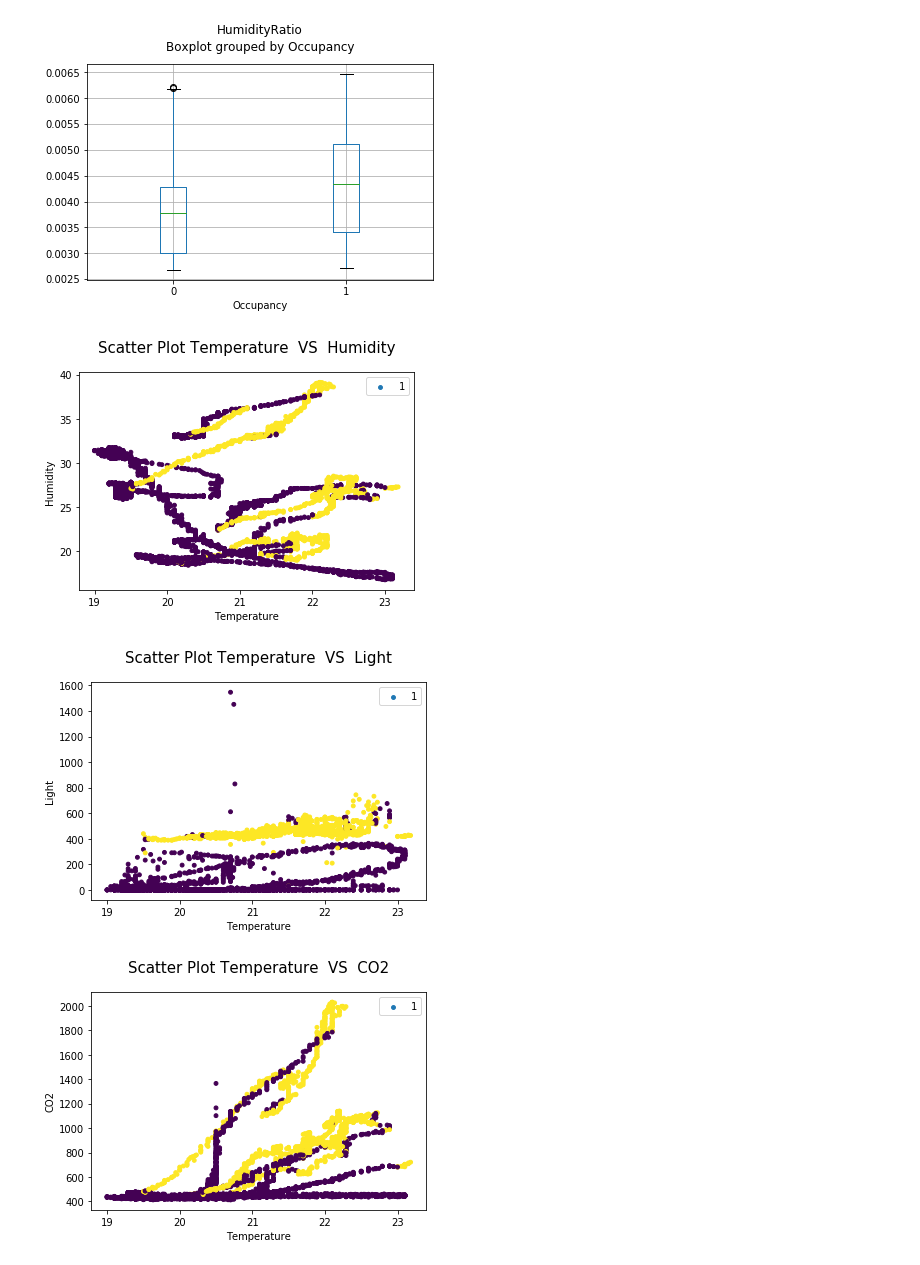
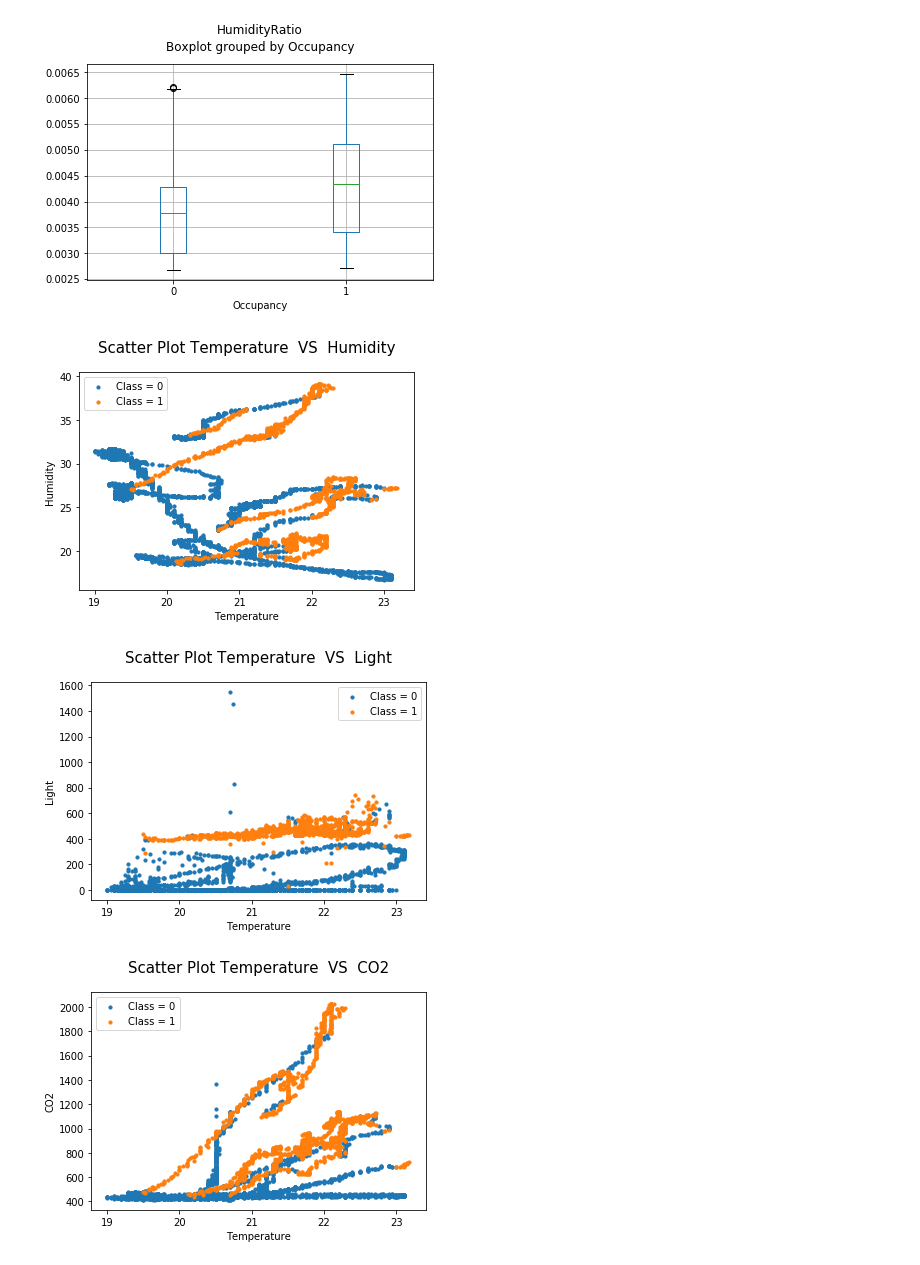
Before and after one commit to lorenzoFerri95/DataMining_Advanced, a Jupyter notebook: Task 1/preProcessing.ipynb, the cells around one changed output. Saved outputs shown, nothing was run; the diff lists cells and outputs as text; code cells hidden in the pictures.

```diff
--- a/Task 1/preProcessing.ipynb
+++ b/Task 1/preProcessing.ipynb
@@ -133,8 +133,8 @@ data_understanding.numeric_columns_boxplots(df,'Occupancy')
 [figure]
 [figure]
 # %%
-data_understanding.numeric_columns_scatterplot(df,'Occupancy')
+data_understanding.numeric_columns_scatterplot(df,'Occupancy',1)
 # %% [output]
-[figure, old version]
+[figure, new version]
-[figure, old version]
+[figure, new version]
-[figure, old version]
+[figure, new version]
```
Also changed, not shown: parts of 10 cells of this notebook, 1 other file.
